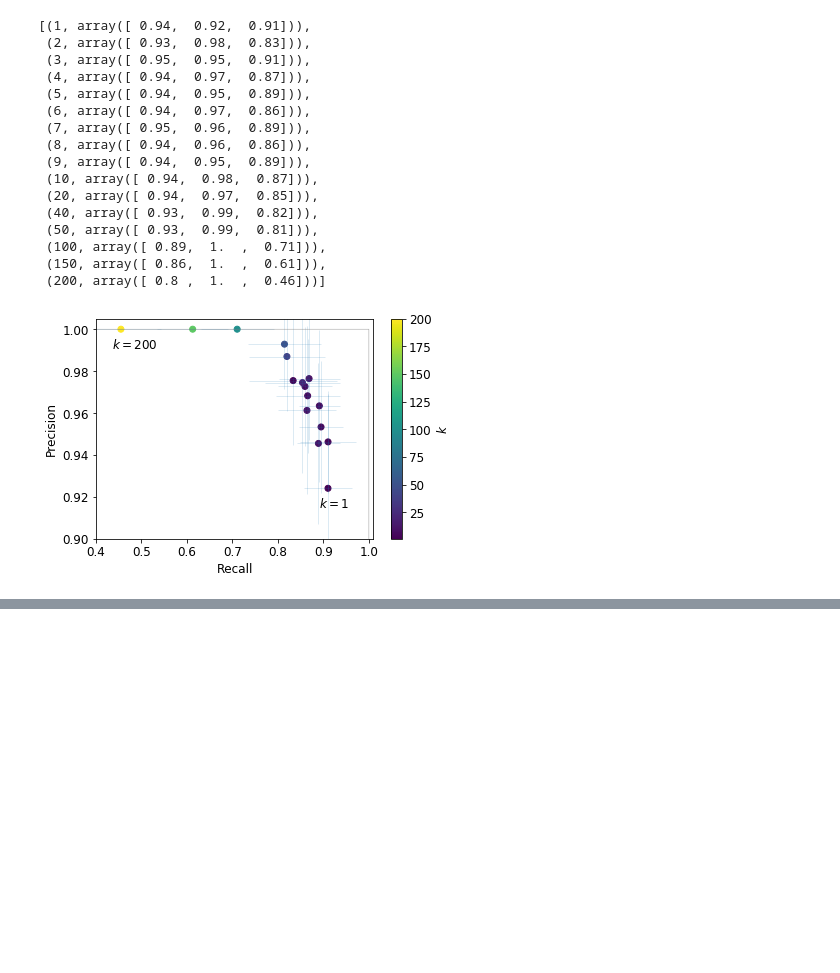
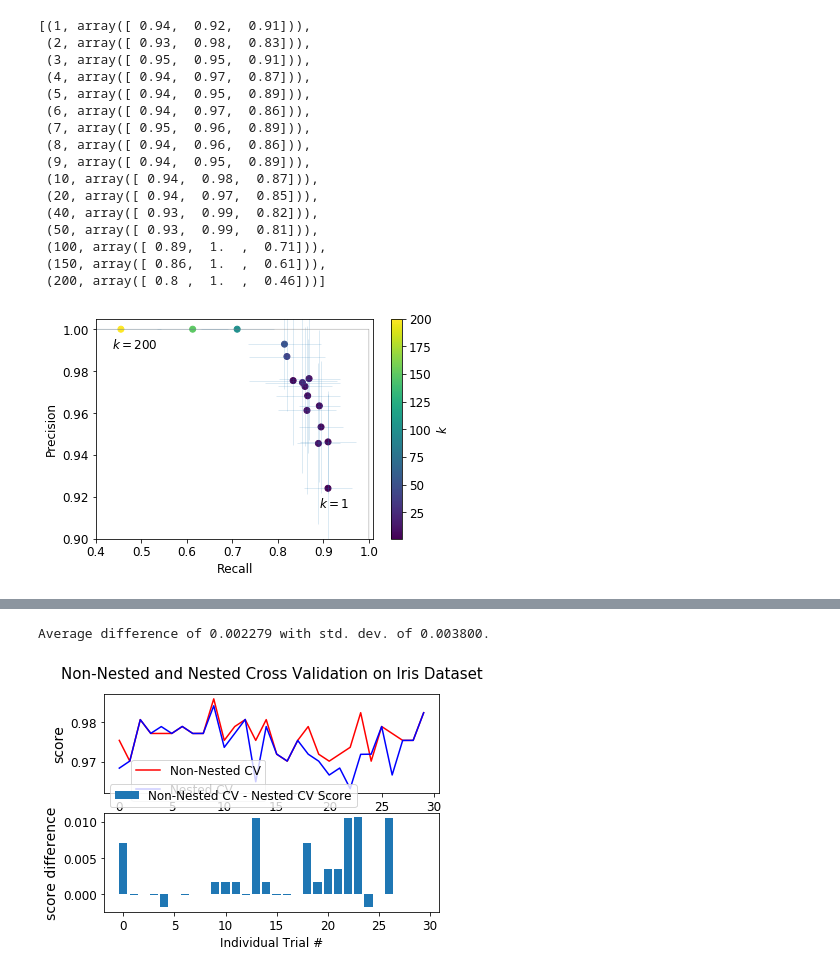
Before and after one commit to ahmadnish/FOML2017, a Jupyter notebook: jannik.ipynb, the cells around one changed output, grey strips where cells are left out. Drawn from its saved outputs; the diff is of its cells as text; code cells hidden in the pictures; blank space fills up the shorter version.

```diff
--- a/jannik.ipynb
+++ b/jannik.ipynb
@@ -419,0 +532,75 @@ knn_plot(knn_res, 'knn_pca')
+# %%
+# SIDENOTE:
+# nested cross validation, have checked that extra model optimism does not matter
+# therefore it was okay that we neglected this above
+# and below for computational concerns
+# however noise so so large that the extra model optimism probably does not matter
+# vary parameters just for trends in precision recall curves
+# code from:
+# http://scikit-learn.org/stable/auto_examples/model_selection/plot_nested_cross_validation_iris.html#sphx-glr-auto-examples-model-selection-plot-nested-cross-validation-iris-py
+
+from sklearn.svm import SVC
+from sklearn.model_selection import GridSearchCV, cross_val_score
+
+# Number of random trials
+NUM_TRIALS = 30
+
+# Set up possible values of parameters to optimize over
+p_grid = {"C": [1, 10, 100],
+          "gamma": [.01, .1]}
+
+# We will use a Support Vector Classifier with "rbf" kernel
+svm = SVC(kernel="rbf")
+
+# Arrays to store scores
+non_nested_scores = np.zeros(NUM_TRIALS)
+nested_scores = np.zeros(NUM_TRIALS)
+
+# Loop for each trial
+for i in range(NUM_TRIALS):
+
+    # Choose cross-validation techniques for the inner and outer loops,
+    # independently of the dataset.
+    # E.g "LabelKFold", "LeaveOneOut", "LeaveOneLabelOut", etc.
+    inner_cv = KFold(n_splits=4, shuffle=True, random_state=i)
+    outer_cv = KFold(n_splits=4, shuffle=True, random_state=i)
+
+    # Non_nested parameter search and scoring
+    clf = GridSearchCV(estimator=svm, param_grid=p_grid, cv=inner_cv)
+    clf.fit(X_scaled, Y)
+    non_nested_scores[i] = clf.best_score_
+
+    # Nested CV with parameter optimization
+    nested_score = cross_val_score(clf, X=X_scaled, y=Y, cv=outer_cv)
+    nested_scores[i] = nested_score.mean()
+
+score_difference = non_nested_scores - nested_scores
+
+print("Average difference of {0:6f} with std. dev. of {1:6f}."
+      .format(score_difference.mean(), score_difference.std()))
+
+# Plot scores on each trial for nested and non-nested CV
+plt.figure()
+plt.subplot(211)
+non_nested_scores_line, = plt.plot(non_nested_scores, color='r')
+nested_line, = plt.plot(nested_scores, color='b')
+plt.ylabel("score", fontsize="14")
+plt.legend([non_nested_scores_line, nested_line],
+           ["Non-Nested CV", "Nested CV"],
+           bbox_to_anchor=(0, .4, .5, 0))
+plt.title("Non-Nested and Nested Cross Validation on Iris Dataset",
+          x=.5, y=1.1, fontsize="15")
+
+# Plot bar chart of the difference.
+plt.subplot(212)
+difference_plot = plt.bar(range(NUM_TRIALS), score_difference)
+plt.xlabel("Individual Trial #")
+plt.legend([difference_plot],
+           ["Non-Nested CV - Nested CV Score"],
+           bbox_to_anchor=(0, 1, .8, 0))
+plt.ylabel("score difference", fontsize="14")
+
+plt.show()
+# %% [output]
+Average difference of 0.002279 with std. dev. of 0.003800.
+[figure, added]
```
Also changed, not shown: parts of 25 cells of this notebook, 10 other files.
